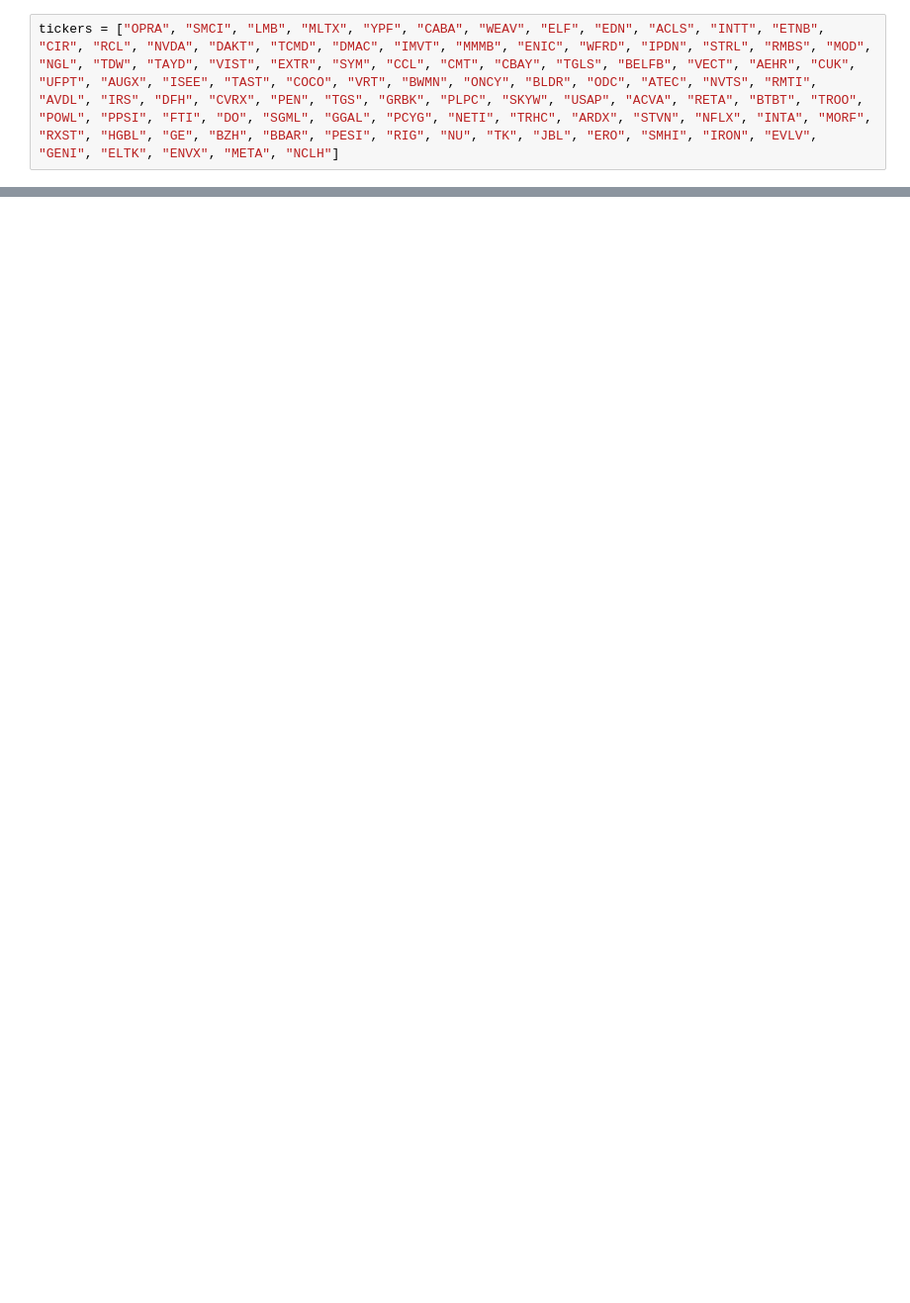
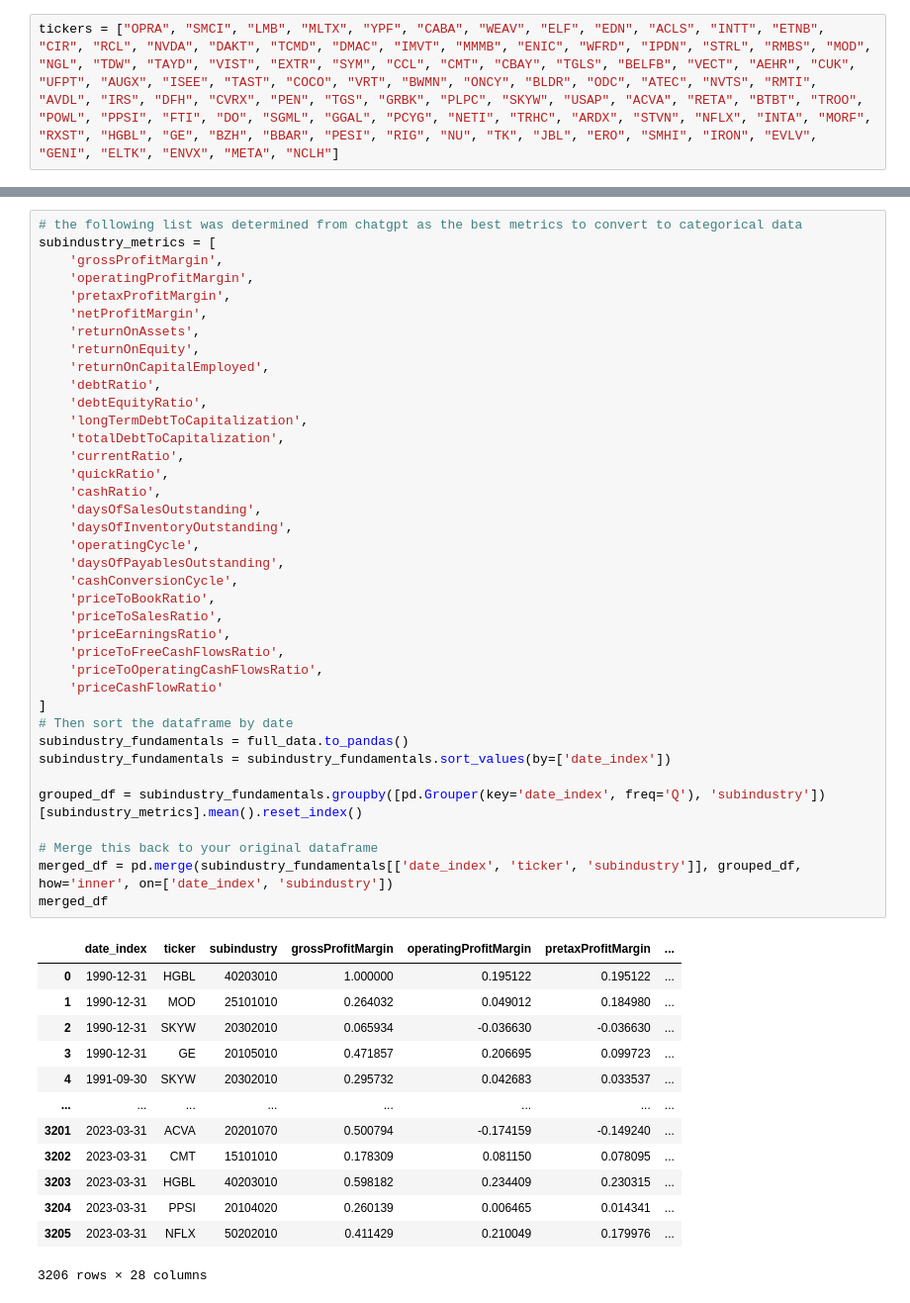
Before and after one commit to jakezur1/factorlib-polars, a Jupyter notebook: factors/fundamental/fundamentals.ipynb, the cells around one changed output, grey strips where cells are left out. Shown: that part at 99% size. Saved outputs shown, nothing was run; the diff lists cells and outputs as text; blank space fills up the shorter version.

```diff
--- a/factors/fundamental/fundamentals.ipynb
+++ b/factors/fundamental/fundamentals.ipynb
@@ -15,0 +98,52 @@ cash_flow_statements = pd.read_csv(raw_data_dir / 'income_statements.csv')
+# %%
+# the following list was determined from chatgpt as the best metrics to convert to categorical data
+subindustry_metrics = [
+    'grossProfitMargin',
+    'operatingProfitMargin',
+    'pretaxProfitMargin',
+    'netProfitMargin',
+    'returnOnAssets',
+    'returnOnEquity',
+    'returnOnCapitalEmployed',
+    'debtRatio',
+    'debtEquityRatio',
+    'longTermDebtToCapitalization',
+    'totalDebtToCapitalization',
+    'currentRatio',
+    'quickRatio',
+    'cashRatio',
+    'daysOfSalesOutstanding',
+    'daysOfInventoryOutstanding',
+    'operatingCycle',
+    'daysOfPayablesOutstanding',
+    'cashConversionCycle',
+    'priceToBookRatio',
+    'priceToSalesRatio',
+    'priceEarningsRatio',
+    'priceToFreeCashFlowsRatio',
+    'priceToOperatingCashFlowsRatio',
+    'priceCashFlowRatio'
+]
+# Then sort the dataframe by date
+subindustry_fundamentals = full_data.to_pandas()
+subindustry_fundamentals = subindustry_fundamentals.sort_values(by=['date_index'])
+
+grouped_df = subindustry_fundamentals.groupby([pd.Grouper(key='date_index', freq='Q'), 'subindustry'])[subindustry_metrics].mean().reset_index()
+
+# Merge this back to your original dataframe
+merged_df = pd.merge(subindustry_fundamentals[['date_index', 'ticker', 'subindustry']], grouped_df,  how='inner', on=['date_index', 'subindustry'])
+merged_df
+# %% [output]
+|  | date_index | ticker | subindustry | grossProfitMargin | operatingProfitMargin | pretaxProfitMargin | ... |
+| 0 | 1990-12-31 | HGBL | 40203010 | 1.000000 | 0.195122 | 0.195122 | ... |
+| 1 | 1990-12-31 | MOD | 25101010 | 0.264032 | 0.049012 | 0.184980 | ... |
+| 2 | 1990-12-31 | SKYW | 20302010 | 0.065934 | -0.036630 | -0.036630 | ... |
+| 3 | 1990-12-31 | GE | 20105010 | 0.471857 | 0.206695 | 0.099723 | ... |
+| 4 | 1991-09-30 | SKYW | 20302010 | 0.295732 | 0.042683 | 0.033537 | ... |
+| ... | ... | ... | ... | ... | ... | ... | ... |
+| 3201 | 2023-03-31 | ACVA | 20201070 | 0.500794 | -0.174159 | -0.149240 | ... |
+| 3202 | 2023-03-31 | CMT | 15101010 | 0.178309 | 0.081150 | 0.078095 | ... |
+| 3203 | 2023-03-31 | HGBL | 40203010 | 0.598182 | 0.234409 | 0.230315 | ... |
+| 3204 | 2023-03-31 | PPSI | 20104020 | 0.260139 | 0.006465 | 0.014341 | ... |
+| 3205 | 2023-03-31 | NFLX | 50202010 | 0.411429 | 0.210049 | 0.179976 | ... |
+3206 rows × 28 columns
```
Also changed, not shown: parts of 8 cells of this notebook, 2 other files.
